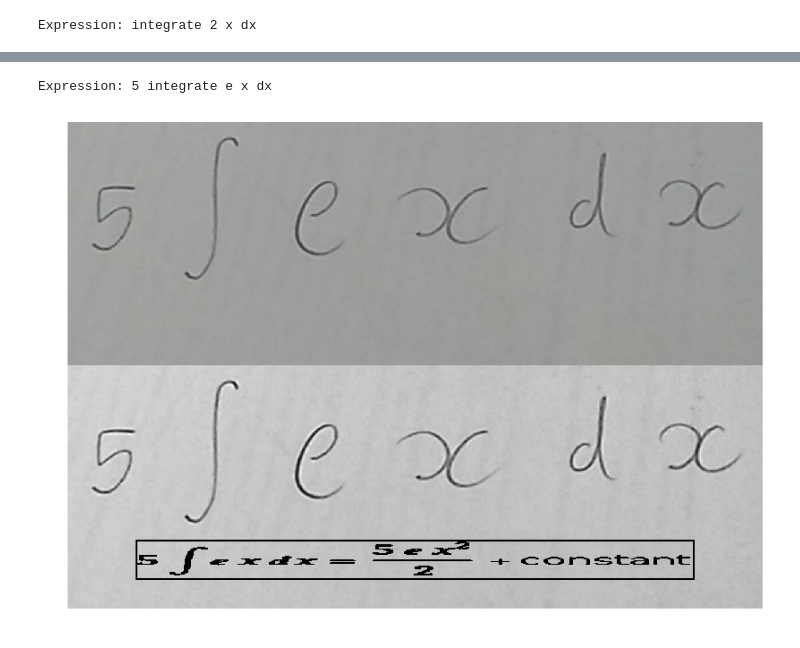
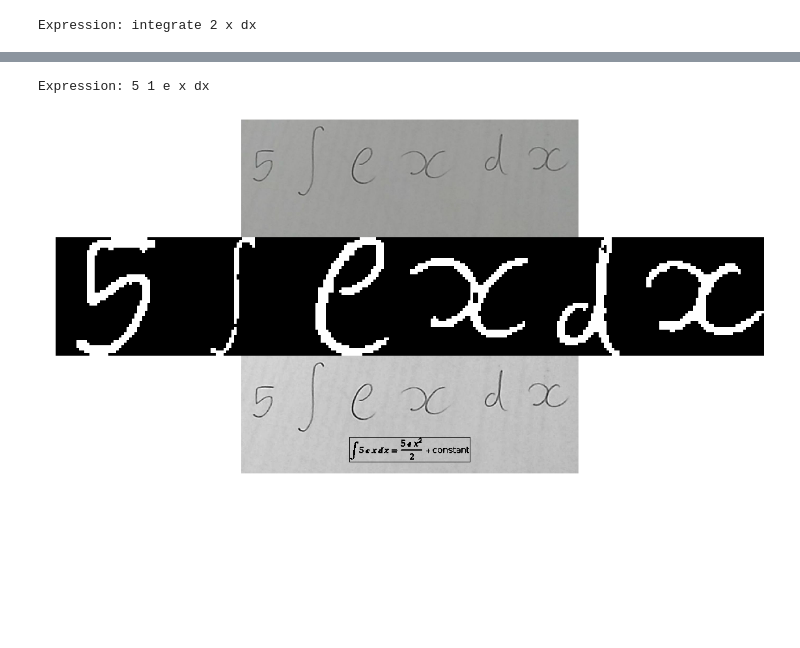
Before and after one commit to FelSiq/antiderivative-solution-insertion-on-images, a Jupyter notebook: antideriv.ipynb, the cells around one changed output, grey strips where cells are left out. Saved outputs shown, nothing was run; the diff lists cells and outputs as text; code cells hidden in the pictures; blank space fills up the shorter version.

```diff
--- a/antideriv.ipynb
+++ b/antideriv.ipynb
@@ -83,7 +82,7 @@ plt.show()
 # Plotting more examples
 def plot_samples(sample, figsize):
     plt.figure(figsize=figsize)
-    gd = grid.GridSpec(2, 1)
+    gd = grid.GridSpec(3, 1)
     gd.update(wspace=0.0, hspace=0.0)
 
     input_img = imageio.imread("sample-" + str(sample) + ".jpg")
@@ -96,15 +95,21 @@ def plot_samples(sample, figsize):
 
     plt.subplot(gd[1])
     plt.axis("off")
+    total_rows = 45 * len(model.img_segments)
+    aux = model.img_segments.reshape(total_rows, 45)
+    plt.imshow(np.hstack([aux[i:(i + 45), :] for i in np.arange(0, total_rows, 45)]), cmap="gray")
+
+    plt.subplot(gd[2])
+    plt.axis("off")
     plt.imshow(output_img, cmap="gray")
 
     plt.show()
 # %%
 # More examples (1)
-plot_samples(2, figsize=(30, 10))
+plot_samples(2, figsize=(20, 10))
 # %% [output]
-Expression: 5 integrate e x dx
+Expression: 5 1 e x dx
-[figure, old version]
+[figure, new version]
 # %%
 # More examples (2)
 plot_samples(5, figsize=(15, 15))
```
Also changed, not shown: parts of 9 cells of this notebook.
